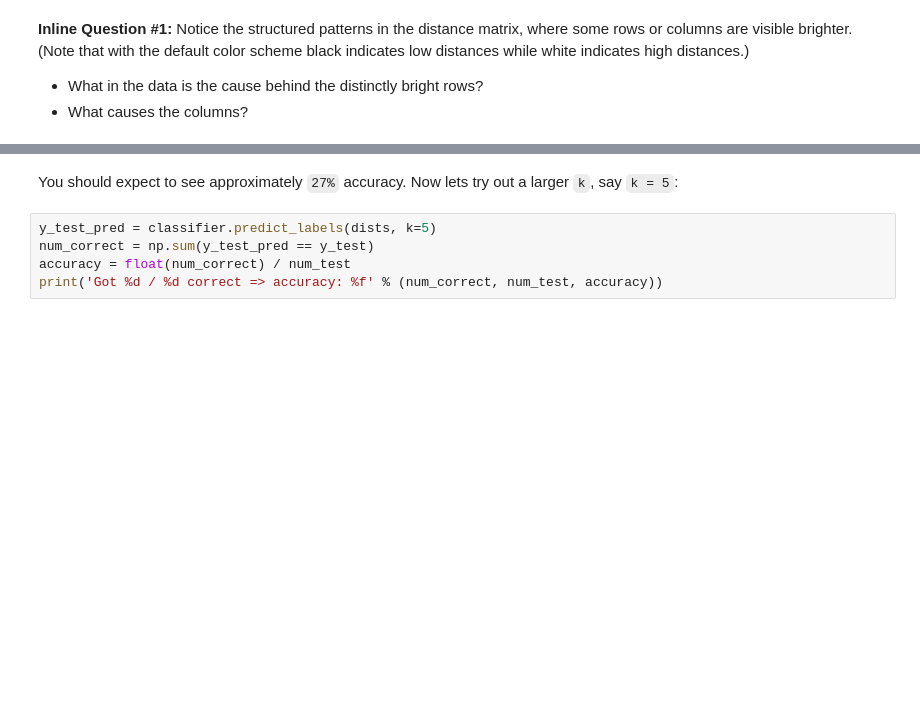
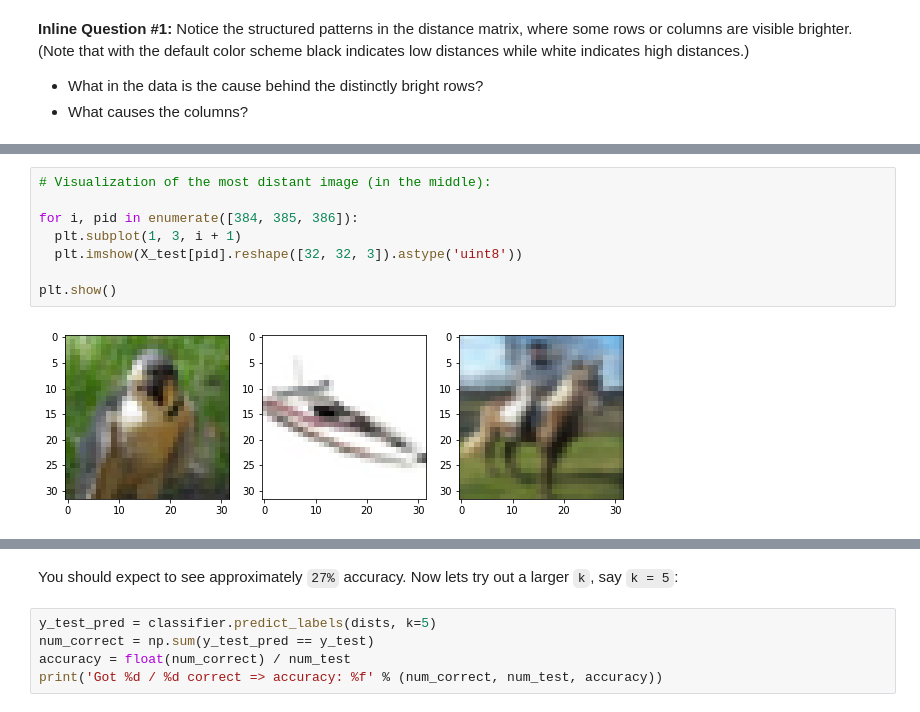
Before and after one commit to gafrom/cs231n, a Jupyter notebook: assignment1/knn.ipynb, the cells around one changed output, grey strips where cells are left out. Saved outputs shown, nothing was run; the diff lists cells and outputs as text; blank space fills up the shorter version.

```diff
--- a/assignment1/knn.ipynb
+++ b/assignment1/knn.ipynb
@@ -135,3 +142,13 @@ plt.show()
+# %%
+# Visualization of the most distant image (in the middle):
+
+for i, pid in enumerate([384, 385, 386]):
+  plt.subplot(1, 3, i + 1)
+  plt.imshow(X_test[pid].reshape([32, 32, 3]).astype('uint8'))
+
+plt.show()
+# %% [output]
+[figure, added]
 # %%
 # Now implement the function predict_labels and run the code below:
 # We use k = 1 (which is Nearest Neighbor).
```
Also changed, not shown: parts of 7 cells of this notebook, 1 other file.
